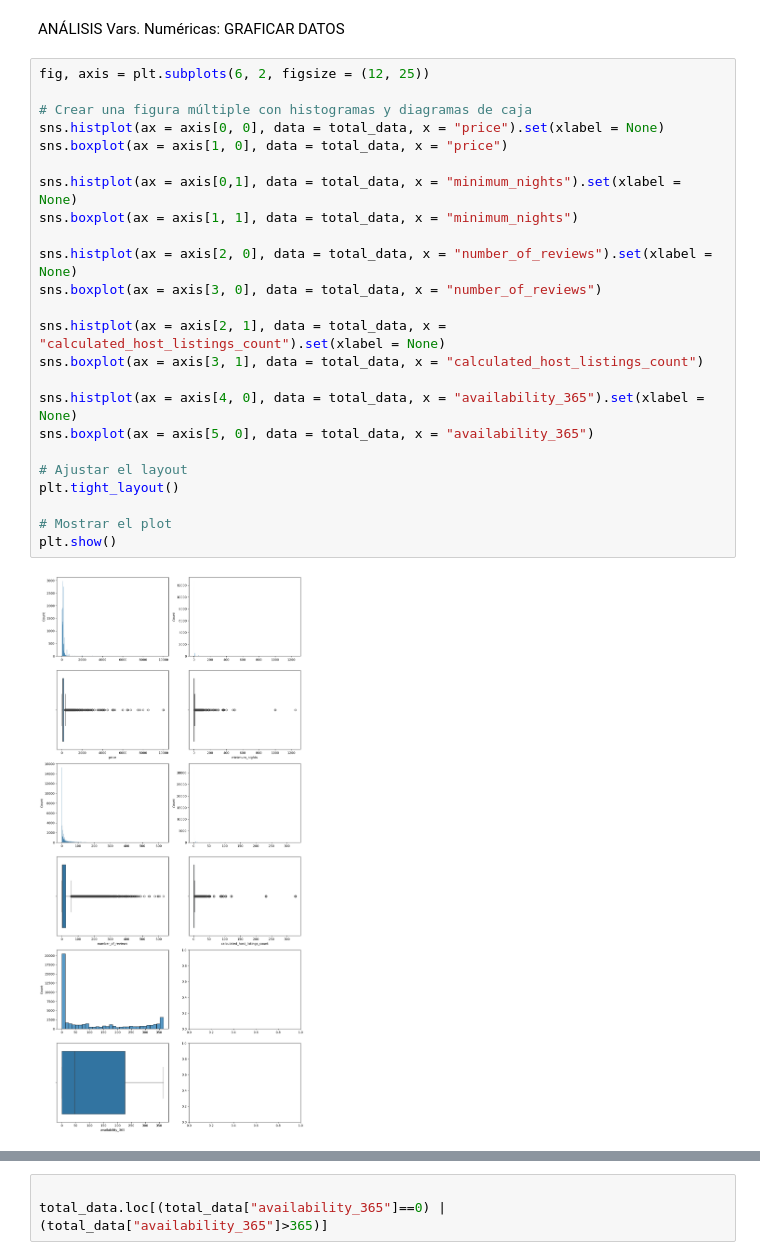
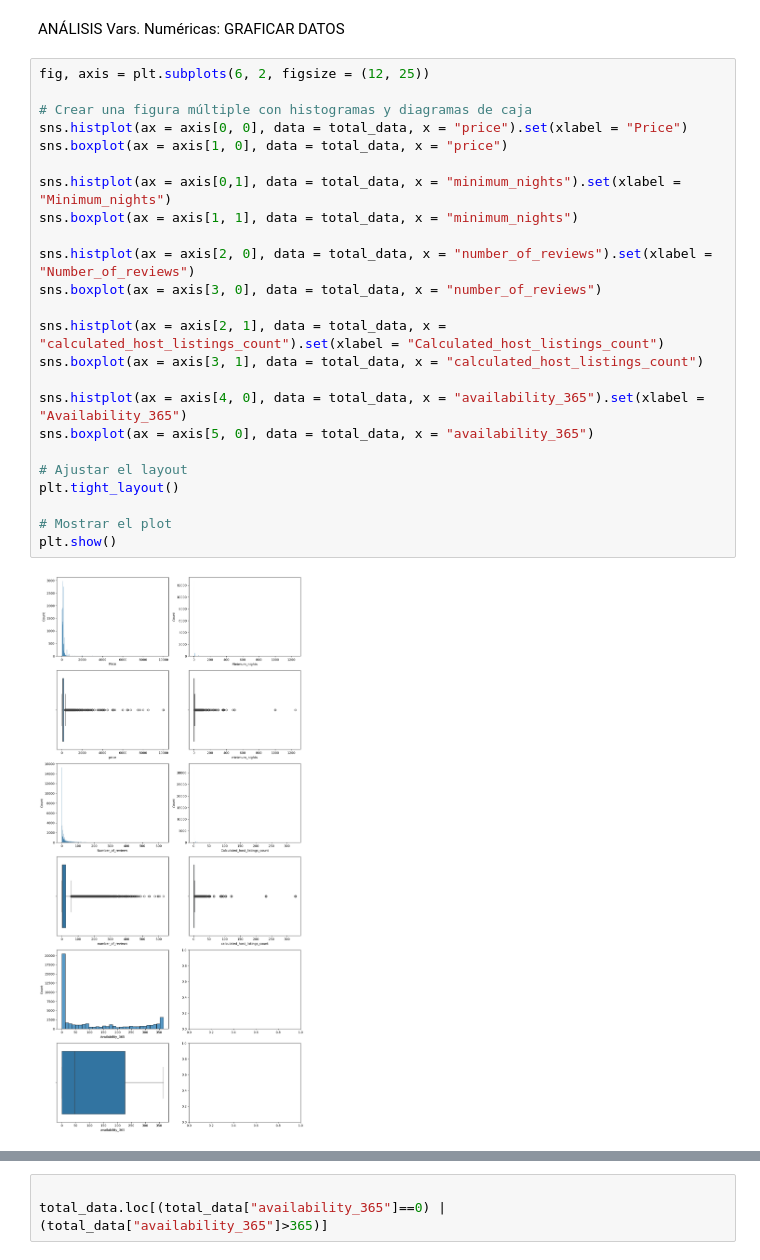
Before and after one commit to 4GeeksAcademy/CristinaChico_EDA, a Jupyter notebook: src/explore.ipynb, the cells around one changed output, grey strips where cells are left out. Saved outputs shown, nothing was run; the diff lists cells and outputs as text.

```diff
--- a/src/explore.ipynb
+++ b/src/explore.ipynb
@@ -135,28 +136,28 @@ ANÁLISIS Vars. Numéricas: GRAFICAR DATOS
 # %%
 fig, axis = plt.subplots(6, 2, figsize = (12, 25))
 
 # Crear una figura múltiple con histogramas y diagramas de caja
-sns.histplot(ax = axis[0, 0], data = total_data, x = "price").set(xlabel = None)
+sns.histplot(ax = axis[0, 0], data = total_data, x = "price").set(xlabel = "Price")
 sns.boxplot(ax = axis[1, 0], data = total_data, x = "price")
 
-sns.histplot(ax = axis[0,1], data = total_data, x = "minimum_nights").set(xlabel = None)
+sns.histplot(ax = axis[0,1], data = total_data, x = "minimum_nights").set(xlabel = "Minimum_nights")
 sns.boxplot(ax = axis[1, 1], data = total_data, x = "minimum_nights")
 
-sns.histplot(ax = axis[2, 0], data = total_data, x = "number_of_reviews").set(xlabel = None)
+sns.histplot(ax = axis[2, 0], data = total_data, x = "number_of_reviews").set(xlabel = "Number_of_reviews")
 sns.boxplot(ax = axis[3, 0], data = total_data, x = "number_of_reviews")
 
-sns.histplot(ax = axis[2, 1], data = total_data, x = "calculated_host_listings_count").set(xlabel = None)
+sns.histplot(ax = axis[2, 1], data = total_data, x = "calculated_host_listings_count").set(xlabel = "Calculated_host_listings_count")
 sns.boxplot(ax = axis[3, 1], data = total_data, x = "calculated_host_listings_count")
 
-sns.histplot(ax = axis[4, 0], data = total_data, x = "availability_365").set(xlabel = None)
+sns.histplot(ax = axis[4, 0], data = total_data, x = "availability_365").set(xlabel = "Availability_365")
 sns.boxplot(ax = axis[5, 0], data = total_data, x = "availability_365")
 
 # Ajustar el layout
 plt.tight_layout()
 
 # Mostrar el plot
 plt.show()
 # %% [output]
-[figure, old version]
+[figure, new version]
 # %% [markdown]
 CONCLUSIONES DEL ANÁLISIS Vars. NUMÉRICAS:
```
Also changed, not shown: parts of 17 cells of this notebook.
